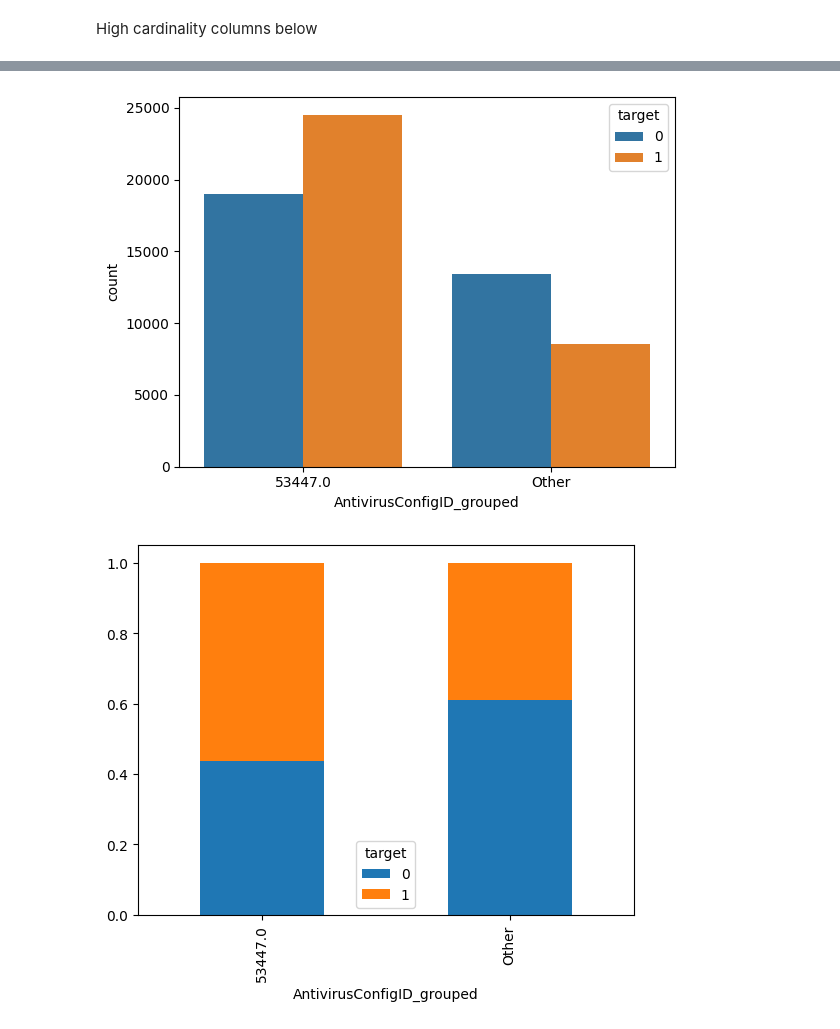
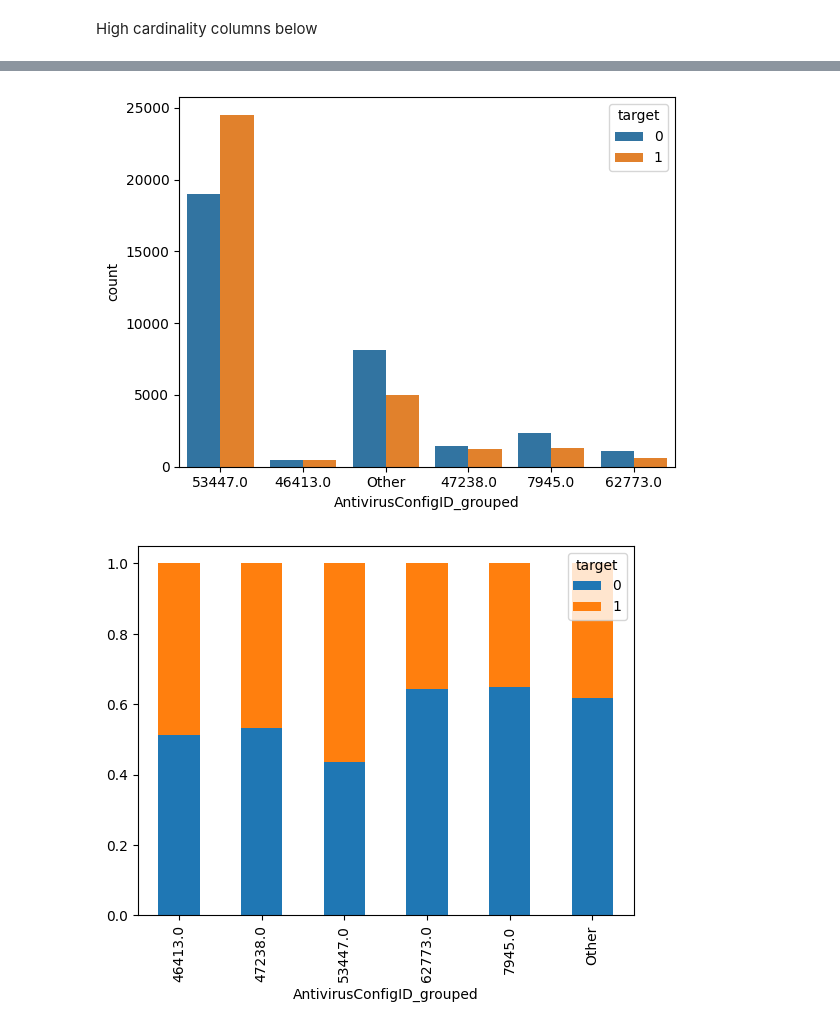
Before and after one commit to KavinKishoreI/System-Threat-Detector-, a Jupyter notebook: src/system_threat_prediction.ipynb, the cells around one changed output, grey strips where cells are left out. Cells and saved outputs as stored; diff of their text form; code cells hidden in the pictures.

```diff
--- a/src/system_threat_prediction.ipynb
+++ b/src/system_threat_prediction.ipynb
@@ -353,5 +359,6 @@ High cardinality columns below
 # %%
 #count_ploting (df, affected_df, not_affected_df , "AntivirusConfigID")
 # Suspicious because intutively antivirus cofig could be a strong predictor so analysing by grouping the most occuring classes,
-group_categories_plot(df, affected_df, not_affected_df, "AntivirusConfigID" , 1)
+count_classes(df, affected_df, not_affected_df, 'AntivirusConfigID')
+group_categories_plot(df, affected_df, not_affected_df, "AntivirusConfigID" , 5)
 # %% [output]
@@ -377,2 +383,2 @@ dtype: float64
-[figure, old version]
+[figure, new version]
-[figure, old version]
+[figure, new version]
```
Also changed, not shown: parts of 25 cells of this notebook, 2 other files.
